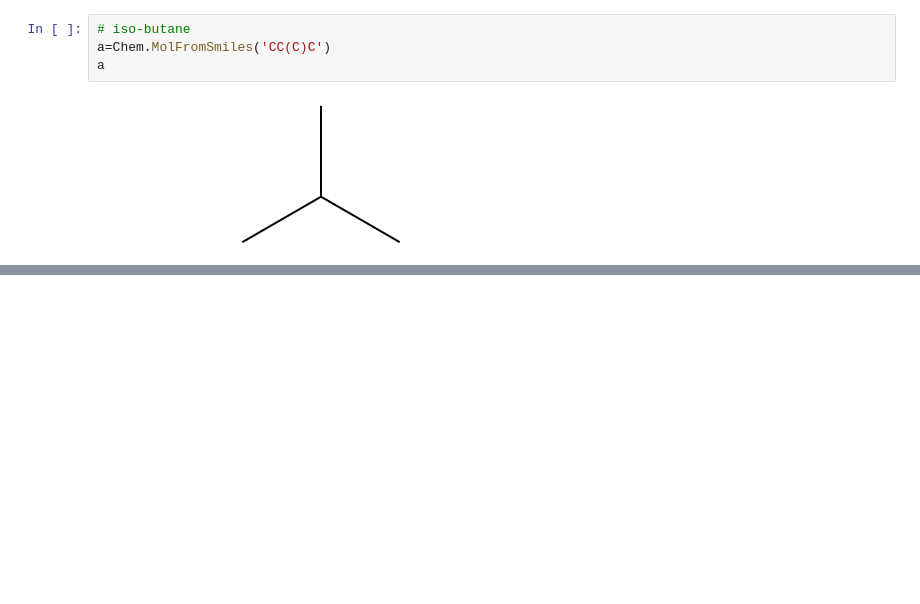
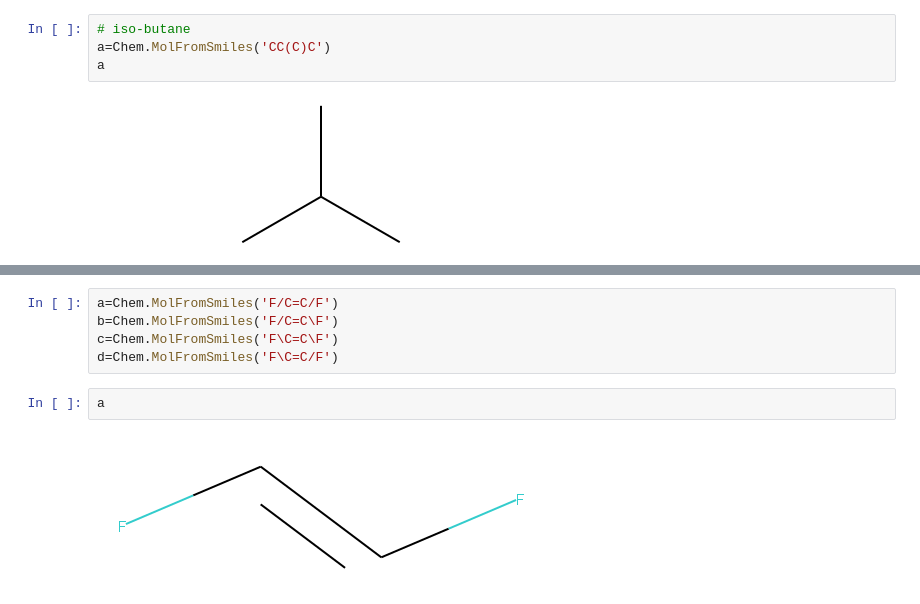
Before and after one commit to asd93/a, a Jupyter notebook: c/FP/SMILES_1.ipynb, the cells around one changed output, grey strips where cells are left out. Saved outputs shown, nothing was run; the diff lists cells and outputs as text; blank space fills up the shorter version.

```diff
--- a/c/FP/SMILES_1.ipynb
+++ b/c/FP/SMILES_1.ipynb
@@ -173,0 +207,9 @@ a
+# %%
+a=Chem.MolFromSmiles('F/C=C/F')
+b=Chem.MolFromSmiles('F/C=C\F')
+c=Chem.MolFromSmiles('F\C=C\F')
+d=Chem.MolFromSmiles('F\C=C/F')
+# %%
+a
+# %% [output]
+[figure, added]
```
Also changed, not shown: parts of 33 cells of this notebook.
